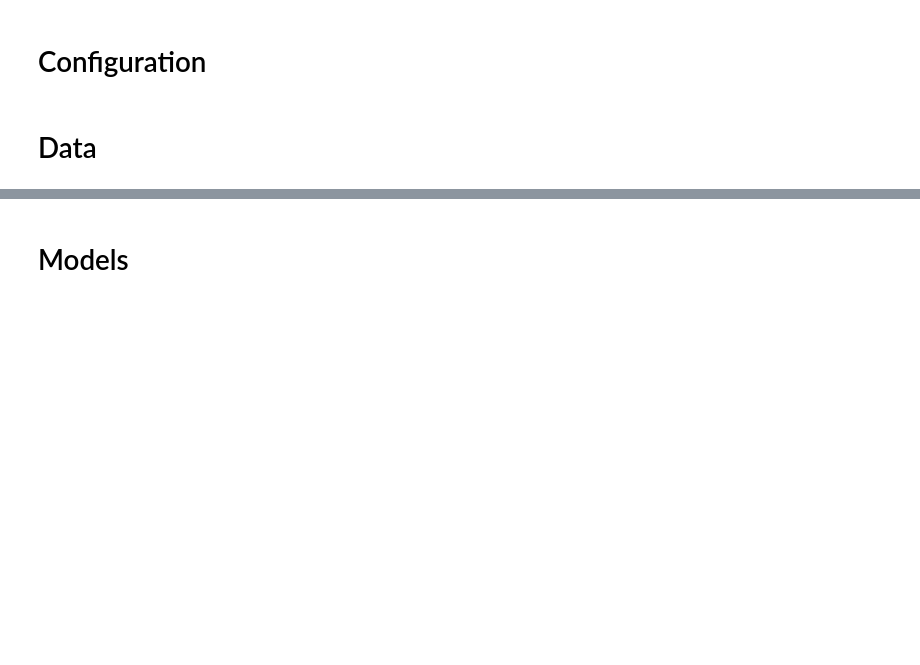
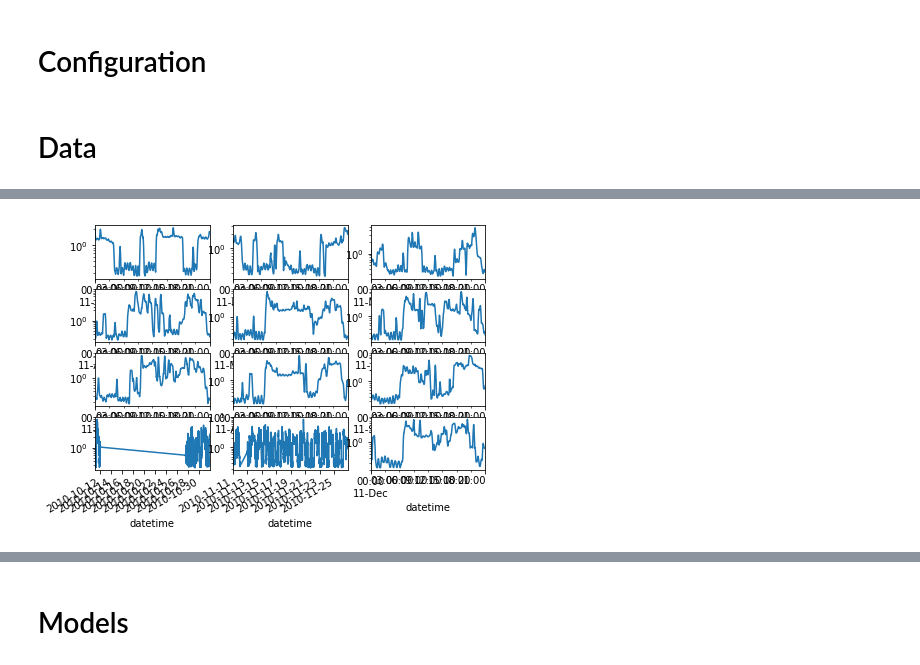
Before and after one commit to AndersonJo/hybrid-lstm, a Jupyter notebook: 02 Stacked Bidirectional LSTM.ipynb, the cells around one changed output, grey strips where cells are left out. Cells and saved outputs as stored; diff of their text form; code cells hidden in the pictures; blank space fills up the shorter version.

```diff
--- a/02 Stacked Bidirectional LSTM.ipynb
+++ b/02 Stacked Bidirectional LSTM.ipynb
@@ -107,3 +116,17 @@ test_y: (8561, 64, 1)
+# %%
+def show_active_power():
+    fig, plots = subplots(4, 3)
+    plots = plots.reshape(-1)
+    fig.set_figheight(5)
+    fig.set_figwidth(7)
+
+    for i, p in enumerate(plots):
+        i += 1
+        dataset['active_power'].loc[f'2010-{i:02}'].plot(logy=True, ax=p)
+
+show_active_power()
+# %% [output]
+[figure, added]
 # %%
 def vis_dataset(x, y):
     n = x.shape[0]
```
Also changed, not shown: parts of 10 cells of this notebook, 2 other files.
